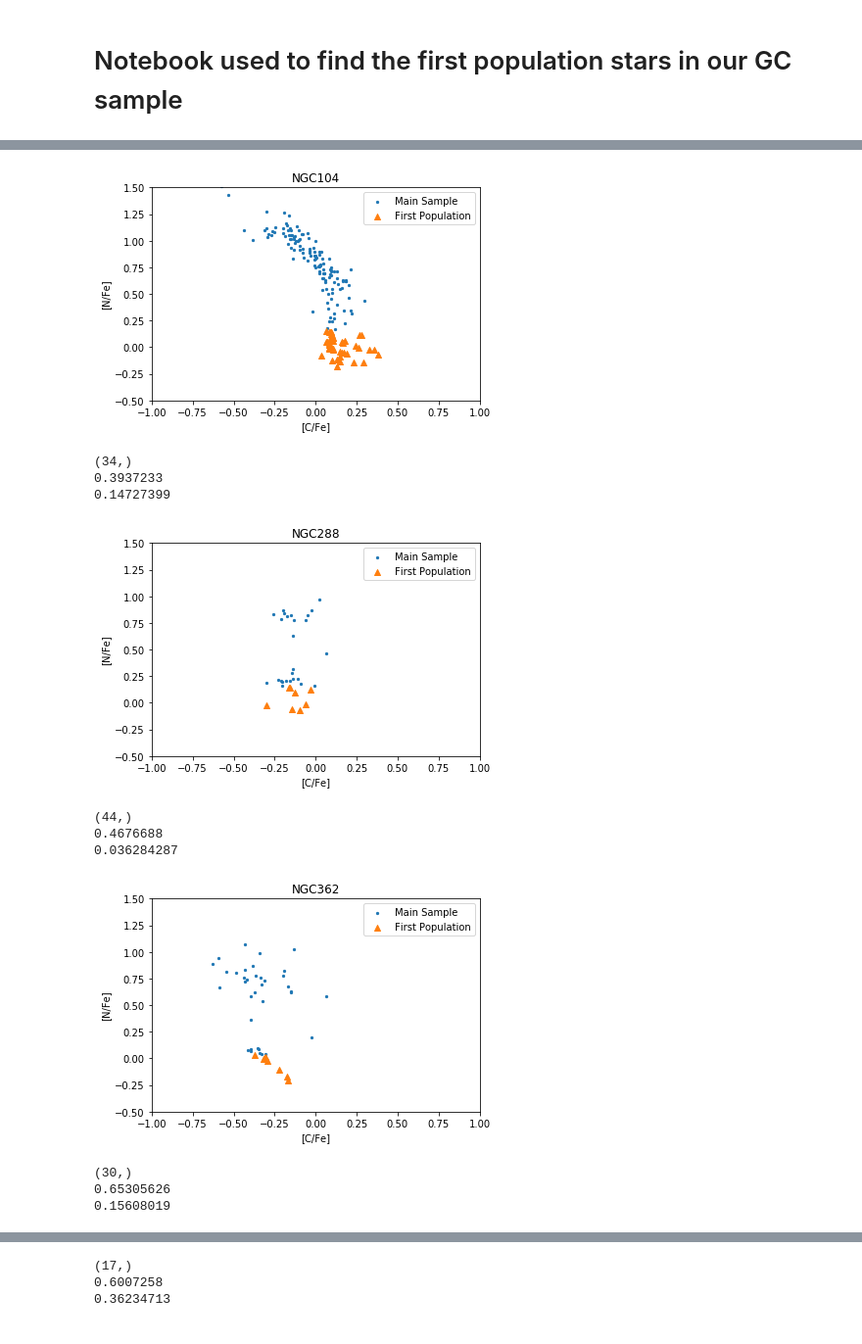
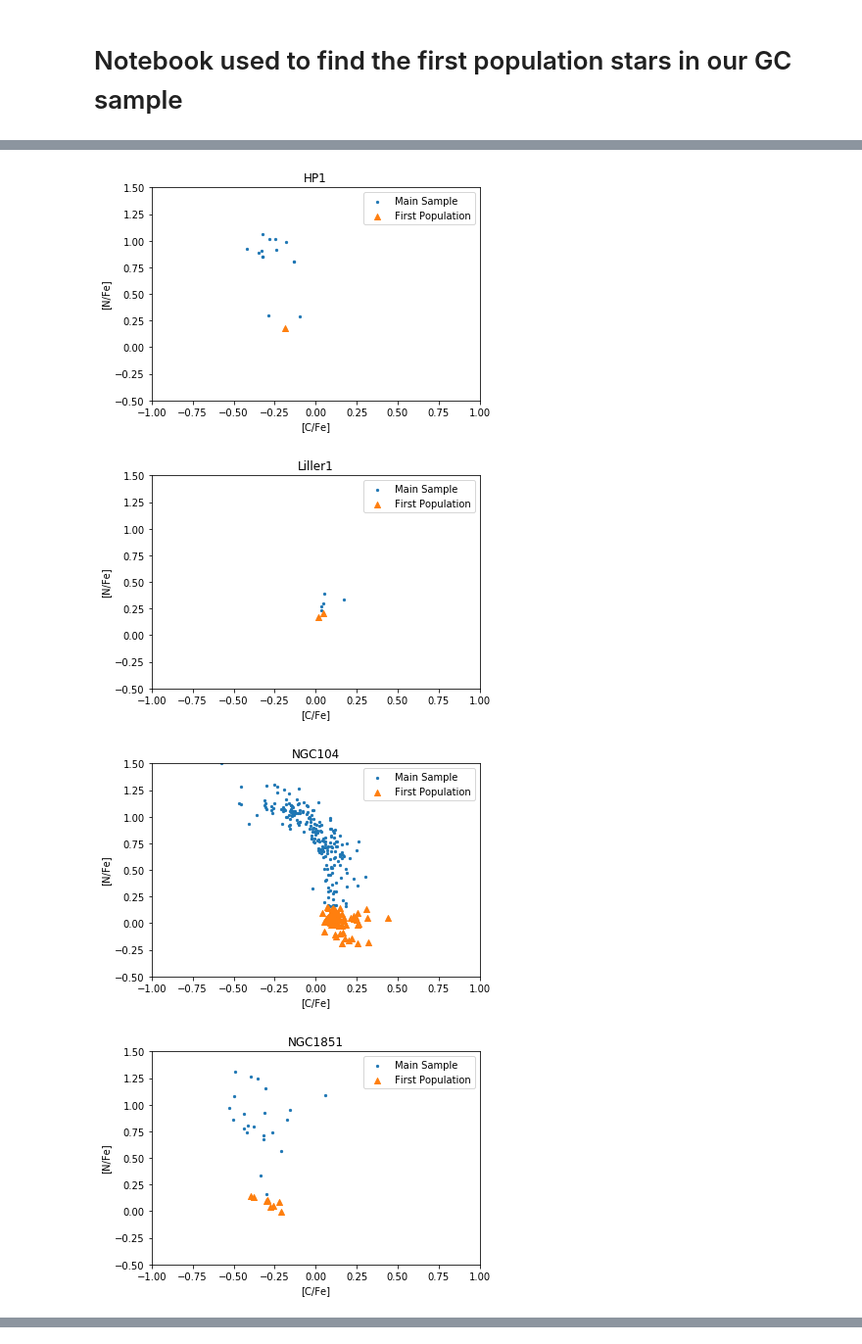
Before and after one commit to DHortaD/apogee-gc, a Jupyter notebook: py/find_1stpop.ipynb, the cells around one changed output, grey strips where cells are left out. Shown at 98% size. Saved outputs shown, nothing was run; the diff lists cells and outputs as text; code cells hidden in the pictures.

```diff
--- a/py/find_1stpop.ipynb
+++ b/py/find_1stpop.ipynb
@@ -41,0 +9,10 @@ print(data2['gc_name'].shape)
+# %%
+# load in the APOGEE GC catalogue
+loadpath = '/Users/danny/Desktop/Master/data/GC_DR17'
+apogee2 = fits.open(loadpath)
+data = apogee2[1].data
+# %%
+# load in the GC names
+names = data.field('GC_NAME')
+names_unique = np.unique(names)
+print('There are '+str(len(names_unique))+' GCs in our sample')
@@ -42,47 +23,54 @@ print(data2['gc_name'].shape)
 # %%
 # loop through our sample and find the 1P GC stars
-for i in names:
-    if i in data2['gc_name']:
-        data2 = data2[(data2['N_FE']>-10)&(data2['C_FE']>-10)]
-        nfes = data2['N_FE']
-        cfes = data2['C_FE']
-        mgfes = data2['MG_FE']
-        alfes = data2['AL_FE']
-        gcname = data2['gc_name']
-        nfes = nfes[np.where(data2['gc_name']==i)]
-        cfes = cfes[np.where(data2['gc_name']==i)]
-        mgfes = mgfes[np.where(data2['gc_name']==i)]
-        alfes = alfes[np.where(data2['gc_name']==i)]
-        gcname = gcname[np.where(data2['gc_name']==i)]
-        print(np.shape(nfes))
-#         calculate the first mean and get the bottom half
+for i in names_unique:
+    if i in names:
+#         mask the bad N and C values out
+        data = data[(data['N_FE']>-10)&(data['C_FE']>-10)]
+#         get the N, C, Mg and Al values for each star
+        nfes = data['N_FE']
+        cfes = data['C_FE']
+        mgfes = data['MG_FE']
+        alfes = data['AL_FE']
+        gcname = data['GC_NAME']
+#         find the stars associated with that GC
+        nfes = nfes[np.where(data['GC_NAME']==i)]
+        cfes = cfes[np.where(data['GC_NAME']==i)]
+        mgfes = mgfes[np.where(data['GC_NAME']==i)]
+        alfes = alfes[np.where(data['GC_NAME']==i)]
+        gcname = gcname[np.where(data['GC_NAME']==i)]
+#         in the N-C distribution, find the mean N of the stars associated with each GC
         mean_nfe = np.mean(nfes)
-        print(mean_nfe)
+#         select only those GC stars which have N values below the mean
         nfes_low = nfes[nfes<mean_nfe]
         cfes_low = cfes[nfes<mean_nfe]
         mgfes_low = mgfes[nfes<mean_nfe]
         alfes_low = alfes[nfes<mean_nfe]
         gcname_low = gcname[nfes<mean_nfe]
 #       calculate the second mean and get the bottom fourth
         mean_nfe2 = np.mean(nfes_low)
-        print(mean_nfe2)
+#         select only those GC stars in the bottom fourth of the N distribution (i.e. First population GC stars)
         nfes_lowlow = nfes_low[nfes_low<mean_nfe2]
         cfes_lowlow = cfes_low[nfes_low<mean_nfe2]
         mgfes_lowlow = mgfes_low[nfes_low<mean_nfe2]
         alfes_lowlow = alfes_low[nfes_low<mean_nfe2]
         gcname_lowlow = gcname_low[nfes_low<mean_nfe2]
+#         if it has a reliable C value, plot the N-C distribution
         if len(cfes_lowlow)>0:
             plt.title(gcname_lowlow[0])
             plt.scatter(cfes,nfes,s=5,label='Main Sample')
             plt.scatter(cfes_lowlow,nfes_lowlow,marker='^',label='First Population')
             plt.legend()
             plt.xlim(-1,1)
             plt.ylim(-0.5,1.5)
             plt.ylabel('[N/Fe]')
             plt.xlabel('[C/Fe]')
             plt.show()
         else:
             pass
     else:
         pass
 # %% [output]
+[figure, new version]
+[figure, new version]
+[figure, new version]
+[figure]
@@ -92,12 +85,0 @@ for i in names:
-[figure, old version]
-(34,)
-0.3937233
-0.14727399
-[figure, old version]
-(44,)
-0.4676688
-0.036284287
-[figure, old version]
-(30,)
-0.65305626
-0.15608019
@@ -105,3 +85,0 @@ for i in names:
-(17,)
-0.6007258
-0.36234713
```
Also changed, not shown: parts of 11 cells of this notebook.
